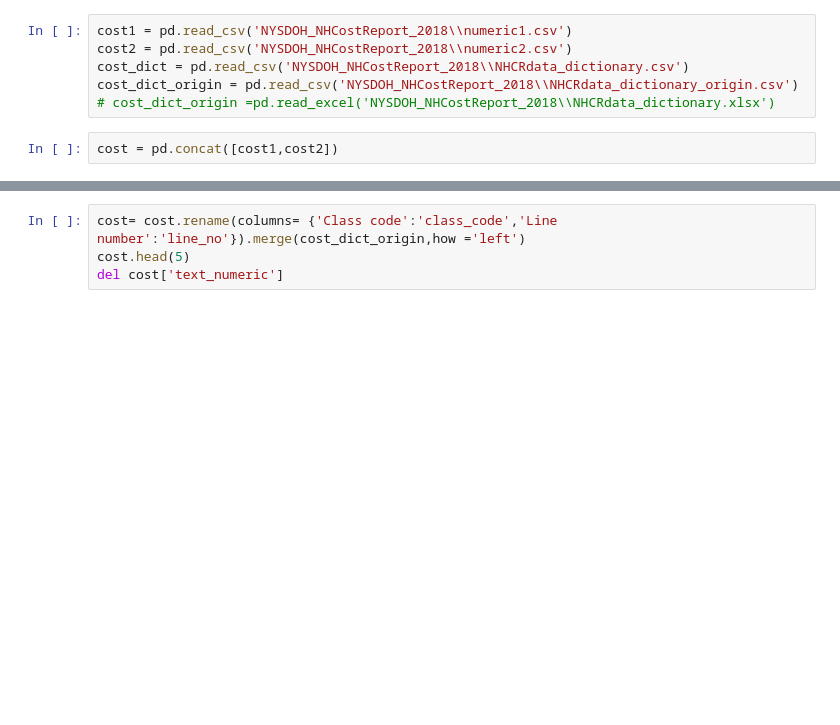
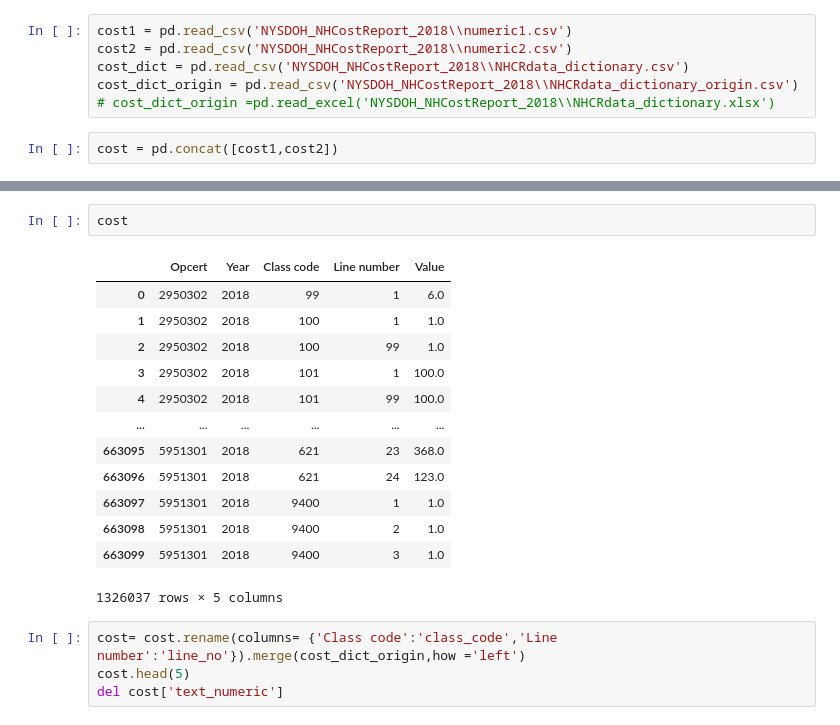
Before and after one commit to gaofengucsd/nursing_home, a Jupyter notebook: Nursing Home.ipynb, the cells around one changed output, grey strips where cells are left out. Cells and saved outputs as stored; diff of their text form; blank space fills up the shorter version.

```diff
--- a/Nursing Home.ipynb
+++ b/Nursing Home.ipynb
@@ -237,3 +279,19 @@ cost = pd.concat([cost1,cost2])
+# %%
+cost
+# %% [output]
+|  | Opcert | Year | Class code | Line number | Value |
+| 0 | 2950302 | 2018 | 99 | 1 | 6.0 |
+| 1 | 2950302 | 2018 | 100 | 1 | 1.0 |
+| 2 | 2950302 | 2018 | 100 | 99 | 1.0 |
+| 3 | 2950302 | 2018 | 101 | 1 | 100.0 |
+| 4 | 2950302 | 2018 | 101 | 99 | 100.0 |
+| ... | ... | ... | ... | ... | ... |
+| 663095 | 5951301 | 2018 | 621 | 23 | 368.0 |
+| 663096 | 5951301 | 2018 | 621 | 24 | 123.0 |
+| 663097 | 5951301 | 2018 | 9400 | 1 | 1.0 |
+| 663098 | 5951301 | 2018 | 9400 | 2 | 1.0 |
+| 663099 | 5951301 | 2018 | 9400 | 3 | 1.0 |
+1326037 rows × 5 columns
 # %%
 cost= cost.rename(columns= {'Class code':'class_code','Line number':'line_no'}).merge(cost_dict_origin,how ='left')
 cost.head(5)
```
Also changed, not shown: parts of 13 cells of this notebook.
